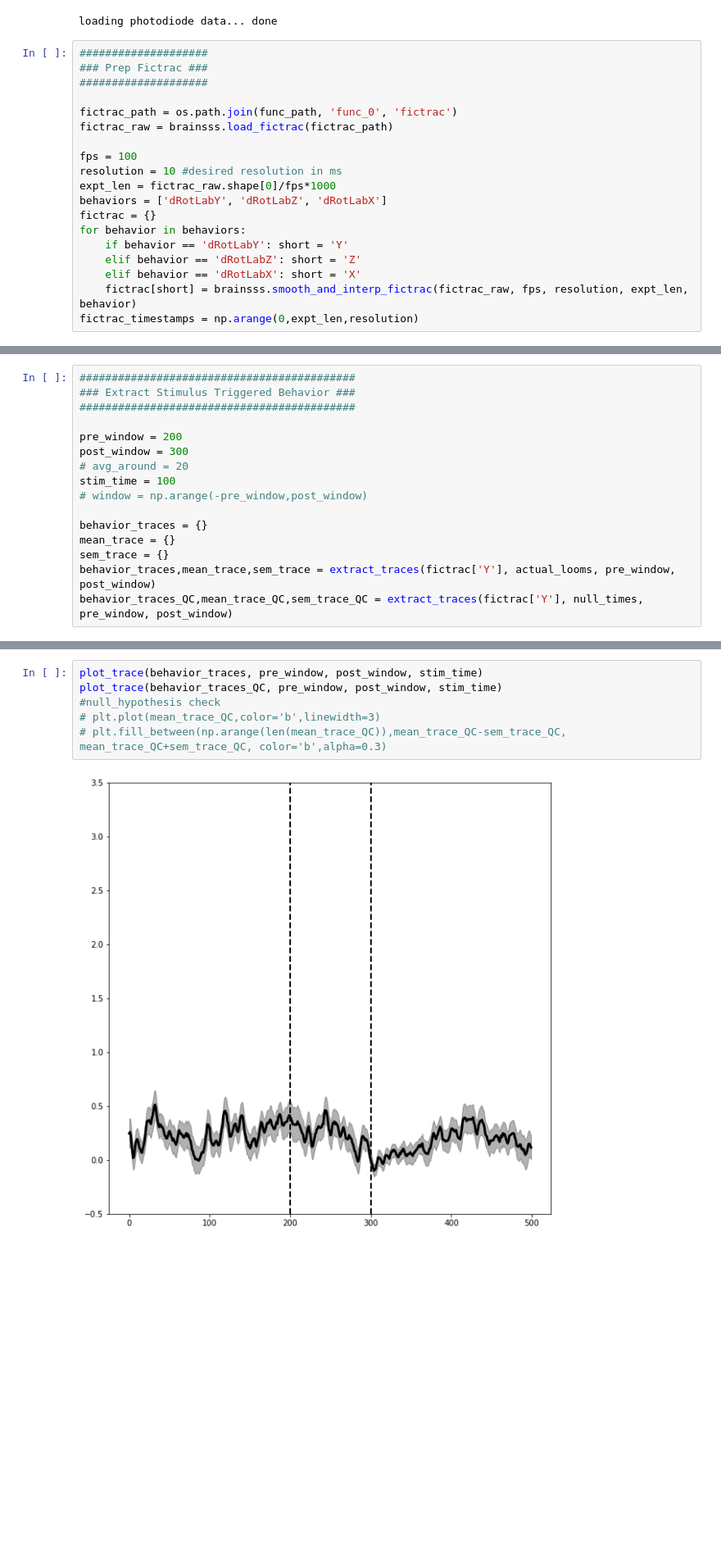
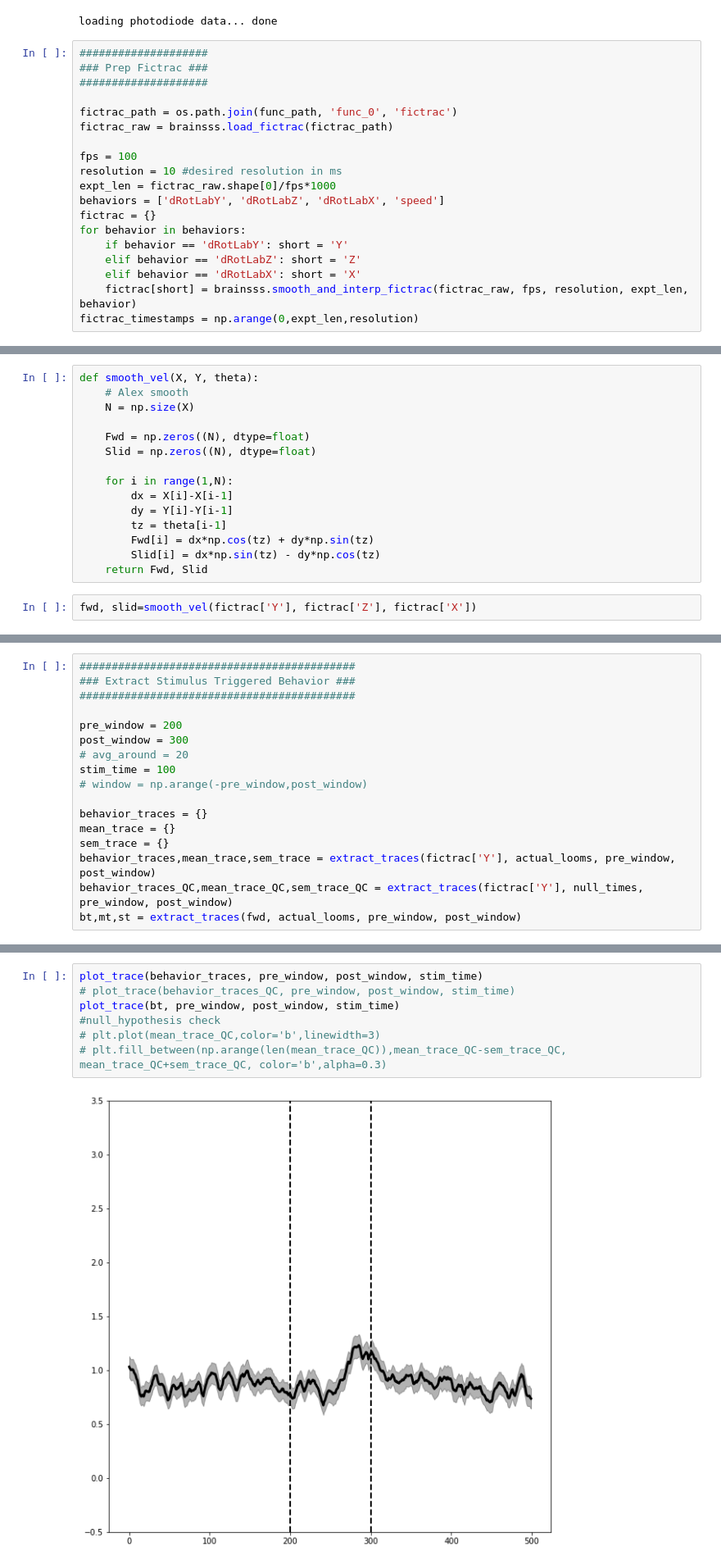
Before and after one commit to ClandininLab/brainsss, a Jupyter notebook: yandan & ilana/20230727+-+voxel+behavior+neural+correlations.ipynb, the cells around one changed output, grey strips where cells are left out. Shown at 82% size. Saved outputs shown, nothing was run; the diff lists cells and outputs as text; blank space fills up the shorter version.

```diff
--- a/yandan & ilana/20230727+-+voxel+behavior+neural+correlations.ipynb
+++ b/yandan & ilana/20230727+-+voxel+behavior+neural+correlations.ipynb
@@ -61,7 +60,7 @@ fictrac_raw = brainsss.load_fictrac(fictrac_path)
 fps = 100
 resolution = 10 #desired resolution in ms
 expt_len = fictrac_raw.shape[0]/fps*1000
-behaviors = ['dRotLabY', 'dRotLabZ', 'dRotLabX']
+behaviors = ['dRotLabY', 'dRotLabZ', 'dRotLabX', 'speed']
 fictrac = {}
 for behavior in behaviors:
     if behavior == 'dRotLabY': short = 'Y'
@@ -82,0 +91,17 @@ Index(['frameCounter',     'dRotCamX',     'dRotCamY',     'dRotCamZ',
+# %%
+def smooth_vel(X, Y, theta):
+    # Alex smooth
+    N = np.size(X)
+
+    Fwd = np.zeros((N), dtype=float)
+    Slid = np.zeros((N), dtype=float)
+
+    for i in range(1,N):
+        dx = X[i]-X[i-1]
+        dy = Y[i]-Y[i-1]
+        tz = theta[i-1]
+        Fwd[i] = dx*np.cos(tz) + dy*np.sin(tz)
+        Slid[i] = dx*np.sin(tz) - dy*np.cos(tz)
+    return Fwd, Slid
+# %%
+fwd, slid=smooth_vel(fictrac['Y'], fictrac['Z'], fictrac['X'])
@@ -131,6 +208,7 @@ mean_trace = {}
 sem_trace = {}
 behavior_traces,mean_trace,sem_trace = extract_traces(fictrac['Y'], actual_looms, pre_window, post_window)
 behavior_traces_QC,mean_trace_QC,sem_trace_QC = extract_traces(fictrac['Y'], null_times, pre_window, post_window)
+bt,mt,st = extract_traces(fwd, actual_looms, pre_window, post_window)
 # %%
 def plot_trace(behavior_trace, pre_window, post_window, stim_time):
     mean_trace = np.mean(behavior_trace, axis=0)
@@ -149,8 +227,9 @@ np.shape(behavior_traces)
 # %%
 plot_trace(behavior_traces, pre_window, post_window, stim_time)
-plot_trace(behavior_traces_QC, pre_window, post_window, stim_time)
+# plot_trace(behavior_traces_QC, pre_window, post_window, stim_time)
+plot_trace(bt, pre_window, post_window, stim_time)
 #null_hypothesis check
 # plt.plot(mean_trace_QC,color='b',linewidth=3)
 # plt.fill_between(np.arange(len(mean_trace_QC)),mean_trace_QC-sem_trace_QC, mean_trace_QC+sem_trace_QC, color='b',alpha=0.3)
 # %% [output]
-[figure, old version]
+[figure, new version]
```
Also changed, not shown: parts of 30 cells of this notebook, 1 other file.
